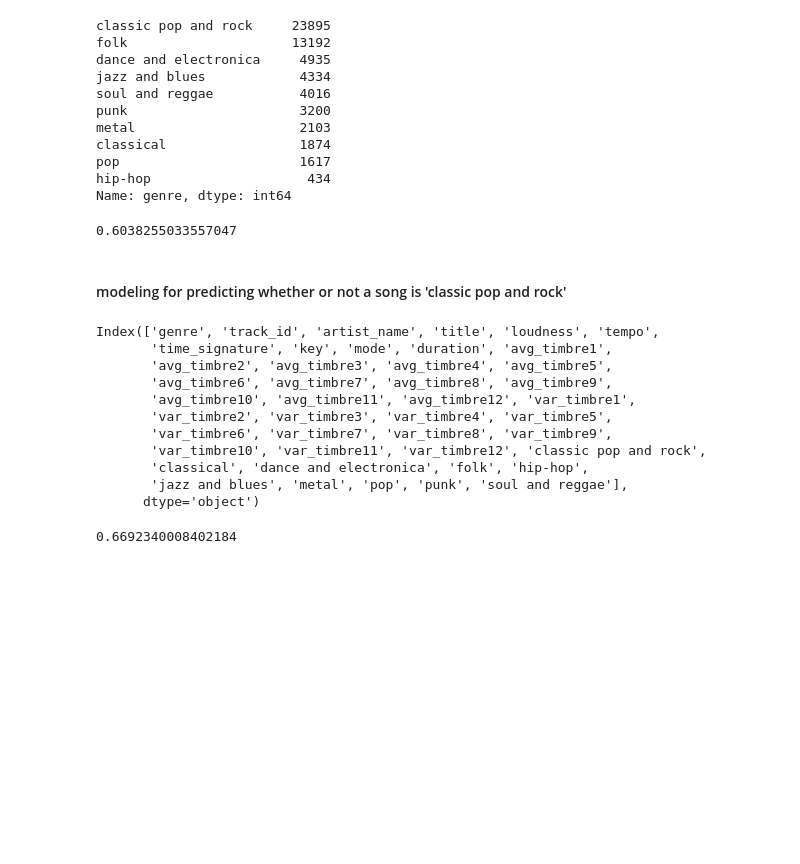
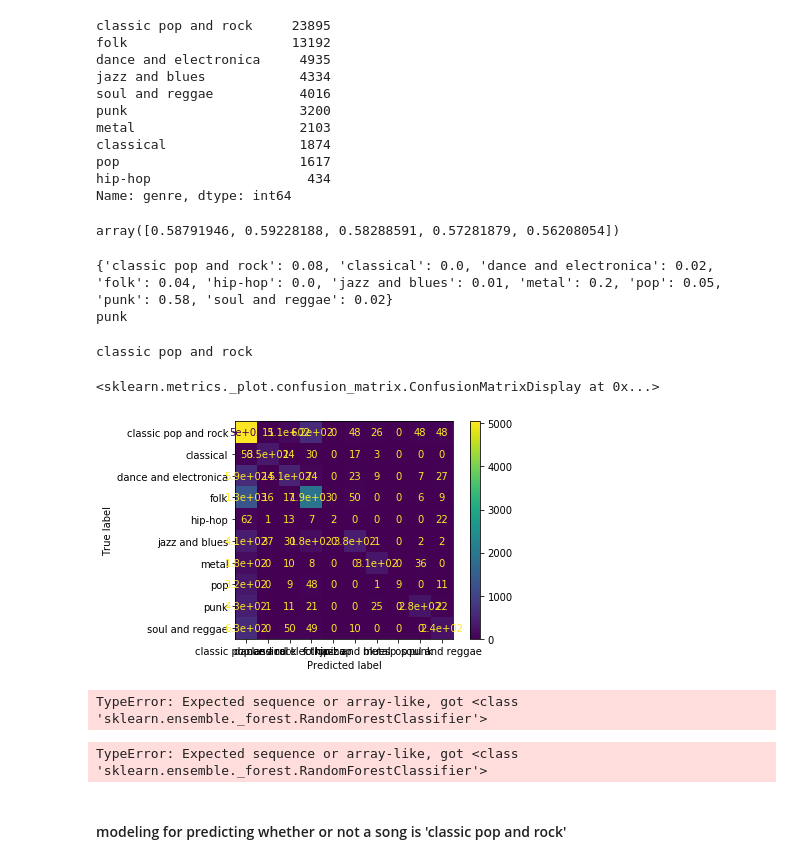
Before and after one commit to hmdev649/dsc-mod-3-project-seattle-ds-012720, a Jupyter notebook: notebooks/exploratory/sam_exploratory_1.ipynb, the cells around one changed output. Saved outputs shown, nothing was run; the diff lists cells and outputs as text; code cells hidden in the pictures; blank space fills up the shorter version.

```diff
--- a/notebooks/exploratory/sam_exploratory_1.ipynb
+++ b/notebooks/exploratory/sam_exploratory_1.ipynb
@@ -22,6 +22,7 @@ from sklearn.metrics import plot_confusion_matrix
 from sklearn.metrics import confusion_matrix
 # %%
 df = pd.read_csv('../../Data/music_subset.csv')
+df = df.drop('Unnamed: 0', axis=1)
 # %%
 def encode_and_concat_feature(X, feature_name, ohe):
     """
@@ -50,7 +51,6 @@ def encode_and_concat_feature_train(X_train_all_features, feature_name):
     ohe.fit(single_feature_df)
     # call helper function that actually encodes the feature and concats it
     X_train_all_features = encode_and_concat_feature(X_train_all_features, feature_name, ohe)
-    X_train_all_features = X_train_all_features.drop(['Unnamed: 0'], axis=1)
     return ohe, X_train_all_features
 # %%
 ohe, df = encode_and_concat_feature_train(df, 'genre')
@@ -85,5 +86,12 @@ genre_columns = ['classic pop and rock', 'classical',
                 'jazz and blues', 'metal', 'pop', 'punk',
                 'soul and reggae']
 # %%
-X = df.drop((['genre', 'track_id', 'title', 'artist_name']+genre_columns), axis=1)
+X = df.drop((['genre', 'title', 'track_id', 'artist_name']+genre_columns), axis=1)
+track_ids = df['track_id']
 y = df['genre']
+# %%
+X_columns = X.columns
+ss = StandardScaler()
+X = pd.DataFrame(ss.fit_transform(X))
+X.columns = X_columns
+X.head()
@@ -136,3 +158,8 @@ classical                 1874
 pop                       1617
 hip-hop                    434
 Name: genre, dtype: int64
+# %%
+# rf.score(x_test, y_test)
+cross_val_score(rf, x_test, y_test)
+# %% [output]
+array([0.58791946, 0.59228188, 0.58288591, 0.57281879, 0.56208054])
@@ -139,28 +177,39 @@ Name: genre, dtype: int64
+# %%
+print(dicts[6])
+print(rf.predict(x_test)[6])
+# %% [output]
+{'classic pop and rock': 0.08, 'classical': 0.0, 'dance and electronica': 0.02, 'folk': 0.04, 'hip-hop': 0.0, 'jazz and blues': 0.01, 'metal': 0.2, 'pop': 0.05, 'punk': 0.58, 'soul and reggae': 0.02}
+punk
+# %%
+print(y_test.iloc[1])
+# %% [output]
+classic pop and rock
 # %%
-rf.score(x_test, y_test)
+plot_confusion_matrix(rf, x_test, y_test)
 # %% [output]
-0.6038255033557047
+<sklearn.metrics._plot.confusion_matrix.ConfusionMatrixDisplay at 0x...>
+[figure, added]
+# %%
+confusion_matrix(rf, x_test, y_test)
+# %% [output]
+TypeError: Expected sequence or array-like, got <class 'sklearn.ensemble._forest.RandomForestClassifier'>
+# %%
+cm = confusion_matrix(rf, x_test, y_test)
+df_cm = pd.DataFrame(cm, range(6), range(6))
+# plt.figure(figsize=(10,7))
+sn.set(font_scale=1.4) # for label size
+sn.heatmap(df_cm, annot=True, annot_kws={"size": 16}) # font size
+
+plt.show()
+# %% [output]
+TypeError: Expected sequence or array-like, got <class 'sklearn.ensemble._forest.RandomForestClassifier'>
 # %% [markdown]
 #### modeling for predicting whether or not a song is 'classic pop and rock'
 # %%
 df.columns
-# %% [output]
-Index(['genre', 'track_id', 'artist_name', 'title', 'loudness', 'tempo',
-       'time_signature', 'key', 'mode', 'duration', 'avg_timbre1',
-       'avg_timbre2', 'avg_timbre3', 'avg_timbre4', 'avg_timbre5',
-       'avg_timbre6', 'avg_timbre7', 'avg_timbre8', 'avg_timbre9',
-       'avg_timbre10', 'avg_timbre11', 'avg_timbre12', 'var_timbre1',
-       'var_timbre2', 'var_timbre3', 'var_timbre4', 'var_timbre5',
-       'var_timbre6', 'var_timbre7', 'var_timbre8', 'var_timbre9',
-       'var_timbre10', 'var_timbre11', 'var_timbre12', 'classic pop and rock',
-       'classical', 'dance and electronica', 'folk', 'hip-hop',
-       'jazz and blues', 'metal', 'pop', 'punk', 'soul and reggae'],
-      dtype='object')
 # %%
 # this is the 'accuracy' of a model (test on our whole dataset) that would just predict a genre of classic rock for every song in the data set
 df['classic pop and rock'].value_counts()[1]/df['classic pop and rock'].value_counts()[0]
-# %% [output]
-0.6692340008402184
 # %%
 X = df.drop(['genre', 'track_id', 'artist_name', 'title'], axis=1)
 y = df['classic pop and rock']
```
Also changed, not shown: parts of 18 cells of this notebook.
